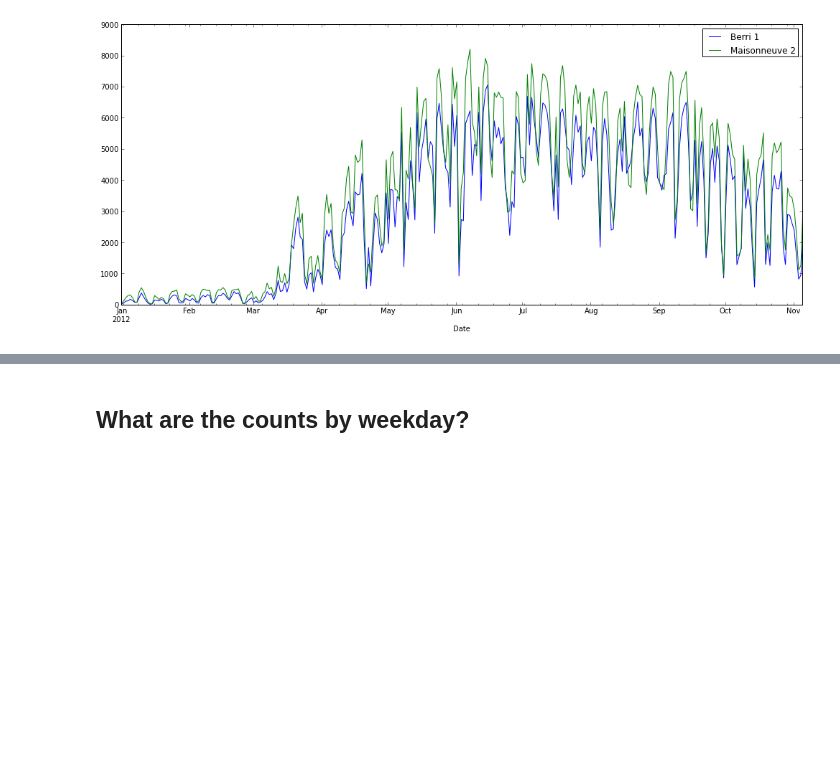
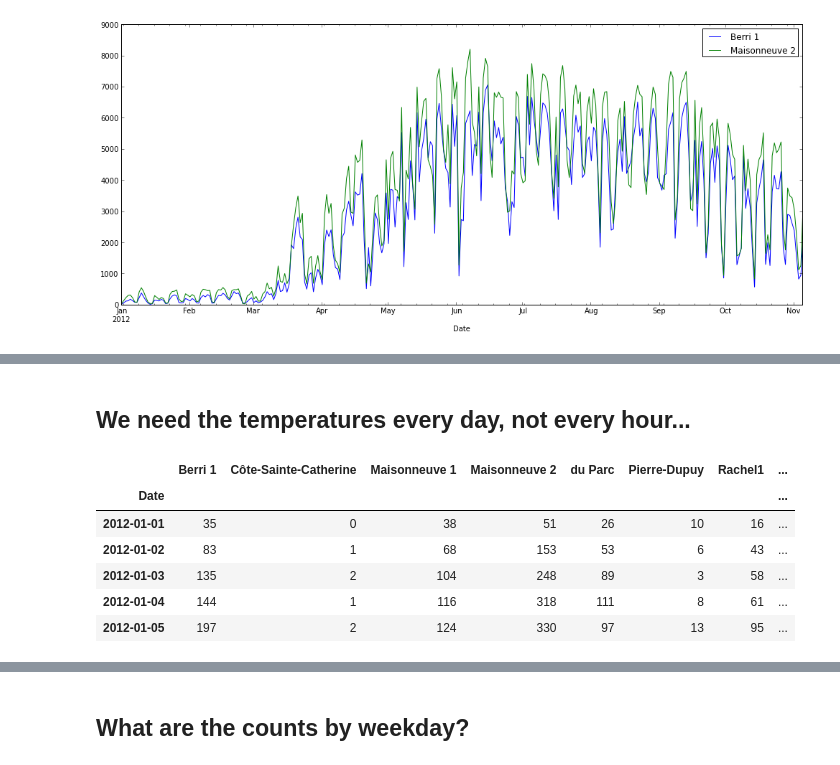
Before and after one commit to jvns/talks, a Jupyter notebook: mtlpy35/pistes-cyclables.ipynb, the cells around one changed output, grey strips where cells are left out. Saved outputs shown, nothing was run; the diff lists cells and outputs as text; code cells hidden in the pictures; blank space fills up the shorter version.

```diff
--- a/mtlpy35/pistes-cyclables.ipynb
+++ b/mtlpy35/pistes-cyclables.ipynb
@@ -56,0 +91,2 @@ bike_data[['Berri 1', 'Maisonneuve 2']].plot()
+# %% [markdown]
+## We need the temperatures every day, not every hour...
@@ -56,0 +95,10 @@ bike_data[['Berri 1', 'Maisonneuve 2']].plot()
+# %%
+bike_data.head()
+# %% [output]
+|  | Berri 1 | Côte-Sainte-Catherine | Maisonneuve 1 | Maisonneuve 2 | du Parc | Pierre-Dupuy | Rachel1 | ... |
+| Date |  |  |  |  |  |  |  | ... |
+| 2012-01-01 | 35 | 0 | 38 | 51 | 26 | 10 | 16 | ... |
+| 2012-01-02 | 83 | 1 | 68 | 153 | 53 | 6 | 43 | ... |
+| 2012-01-03 | 135 | 2 | 104 | 248 | 89 | 3 | 58 | ... |
+| 2012-01-04 | 144 | 1 | 116 | 318 | 111 | 8 | 61 | ... |
+| 2012-01-05 | 197 | 2 | 124 | 330 | 97 | 13 | 95 | ... |
```
Also changed, not shown: parts of 30 cells of this notebook.
